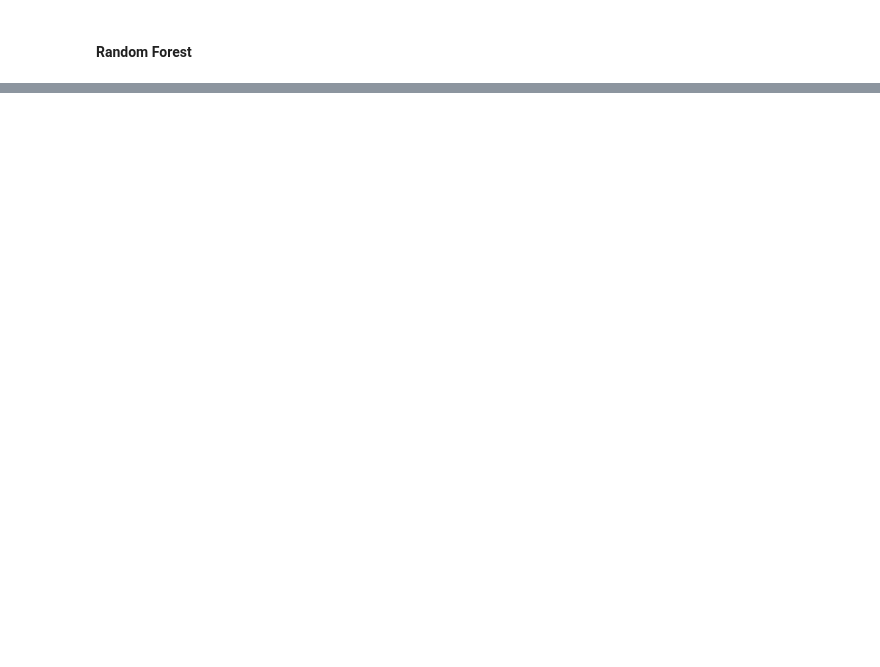
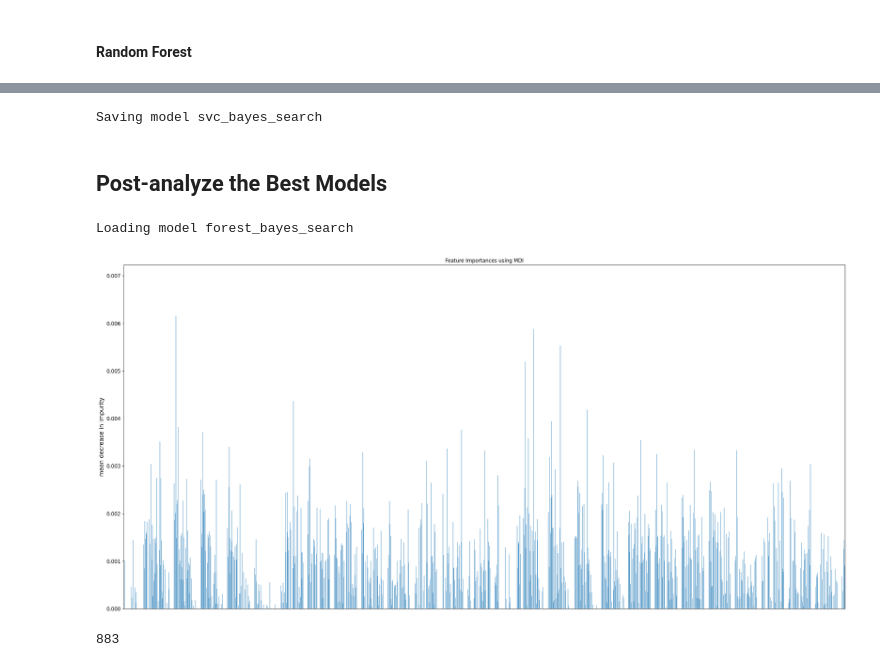
Before and after one commit to minhngt62/ds-epl-matches, a Jupyter notebook: notebooks/04_modelling.ipynb, the cells around one changed output, grey strips where cells are left out. Cells and saved outputs as stored; diff of their text form; code cells hidden in the pictures; blank space fills up the shorter version.

```diff
--- a/notebooks/04_modelling.ipynb
+++ b/notebooks/04_modelling.ipynb
@@ -392,0 +556,31 @@ Best params: {'criterion': 'entropy', 'max_depth': 3, 'max_features': None, 'max
+# %%
+# Save the best model
+save_model(svc_search.best_estimator_, "svc_bayes_search")
+# %% [output]
+Saving model svc_bayes_search
+# %% [markdown]
+## Post-analyze the Best Models
+# %%
+# Load the best model - Random forest
+forest_bayes_search = load_model("forest_bayes_search")
+# %% [output]
+Loading model forest_bayes_search
+# %%
+# Measure feature importance
+def plot_feature_importances(importances, feat_names):
+    df_importances = pd.Series(importances, index=feat_names)
+    fig, ax = plt.subplots(figsize=(25, 12))
+    df_importances.plot.bar(ax=ax)
+    ax.set_title("Feature Importances using MDI")
+    ax.set_ylabel("mean decrease in impurity")
+    ax.get_xaxis().set_visible(False)
+    plt.tight_layout()
+
+plot_feature_importances(forest_bayes_search.feature_importances_, X_train.columns)
+# %% [output]
+[figure, added]
+# %%
+# Number of features that have impacts
+len(forest_bayes_search.feature_importances_[np.where(forest_bayes_search.feature_importances_ > 0.0)[0]])
+# %% [output]
+883
```
Also changed, not shown: parts of 19 cells of this notebook, 6 other files.
